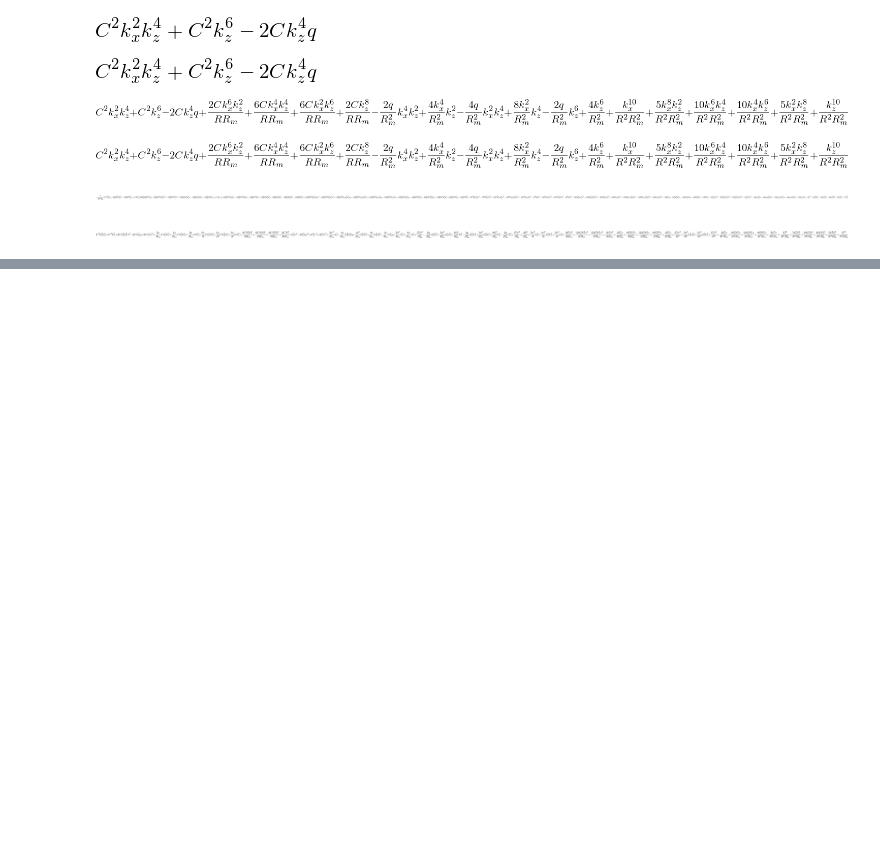
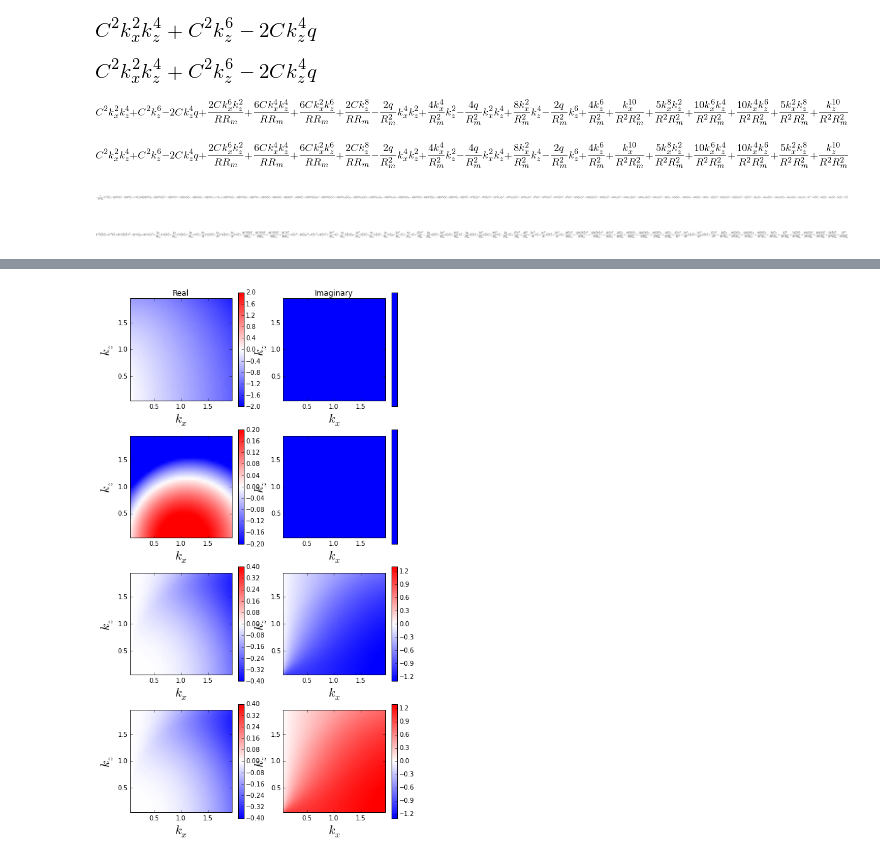
Before and after one commit to jsoishi/weakly_nonlinear_mri, a Jupyter notebook: python/Umurhan+ Dispersion Relation.ipynb, the cells around one changed output, grey strips where cells are left out. Saved outputs shown, nothing was run; the diff lists cells and outputs as text; code cells hidden in the pictures; blank space fills up the shorter version.

```diff
--- a/python/Umurhan+ Dispersion Relation.ipynb
+++ b/python/Umurhan+ Dispersion Relation.ipynb
@@ -179,0 +206,13 @@ gg
+# %%
+%%time
+kx = np.arange(0.05, 2, 0.05)
+kz = np.arange(0.05, 2, 0.05)
+
+out1 = np.zeros((len(kz), len(kx), 4), np.complex)
+for i in range(len(kz)):
+    for j in range(len(kx)):
+        hh1 = solve(xz1(kz[i],kx[j],4.9, 0.08, 4.9/0.001, 3/2))
+        out1[i, j, 0] = hh1[0]
+        out1[i, j, 1] = hh1[1]
+        out1[i, j, 2] = hh1[2]
+        out1[i, j, 3] = hh1[3]
@@ -179,0 +222,40 @@ gg
+# %%
+plt_extent = [kx.min(),kx.max(),kz.min(),kz.max()]
+fig = plt.figure(figsize=(8,15))
+
+ax = fig.add_subplot(421)
+im = ax.imshow(out1[:,:,0].real,vmin=-2,vmax=2,extent=plt_extent,cmap='bwr',origin='lower')
+ax.set_title("Real")
+fig.colorbar(im)
+ax = fig.add_subplot(422)
+im = ax.imshow(out1[:,:,0].imag,extent=plt_extent,cmap='bwr',origin='lower')
+ax.set_title("Imaginary")
+fig.colorbar(im)
+ax = fig.add_subplot(423)
+im = ax.imshow(out1[:,:,1].real,vmin=-0.2,vmax=0.2,extent=plt_extent,cmap='bwr',origin='lower')
+fig.colorbar(im)
+ax = fig.add_subplot(424)
+im = ax.imshow(out1[:,:,1].imag,extent=plt_extent,cmap='bwr',origin='lower')
+fig.colorbar(im)
+
+ax = fig.add_subplot(425)
+im = ax.imshow(out1[:,:,2].real,vmin=-0.4,vmax=0.4,extent=plt_extent,cmap='bwr',origin='lower')
+fig.colorbar(im)
+
+ax = fig.add_subplot(426)
+im = ax.imshow(out1[:,:,2].imag,vmin=-1.3,vmax=1.3,extent=plt_extent,cmap='bwr',origin='lower')
+fig.colorbar(im)
+
+ax = fig.add_subplot(427)
+im = ax.imshow(out1[:,:,3].real,vmin=-0.4,vmax=0.4,extent=plt_extent,cmap='bwr',origin='lower')
+fig.colorbar(im)
+
+ax = fig.add_subplot(428)
+im = ax.imshow(out1[:,:,3].imag,vmin=-1.3,vmax=1.3,extent=plt_extent,cmap='bwr',origin='lower')
+fig.colorbar(im)
+
+for ax in fig.axes[::2]:
+    ax.set_xlabel(r"$k_x$",size=20)
+    ax.set_ylabel(r"$k_z$",size=20)
+# %% [output]
+[figure, added]
```
Also changed, not shown: parts of 22 cells of this notebook, 1 other file.
